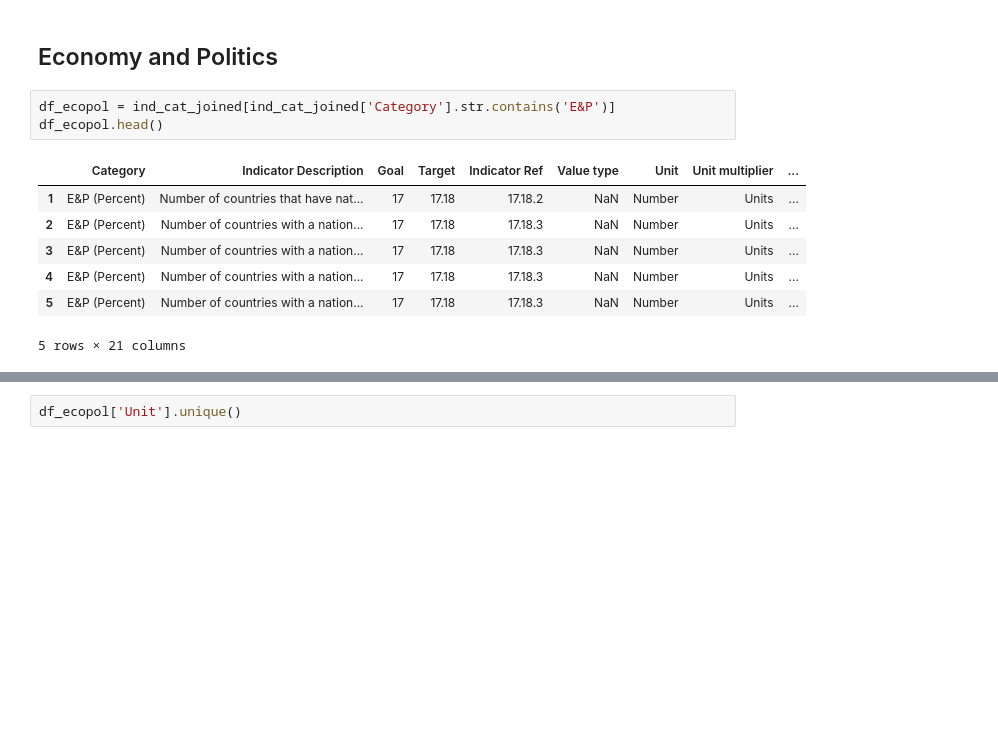
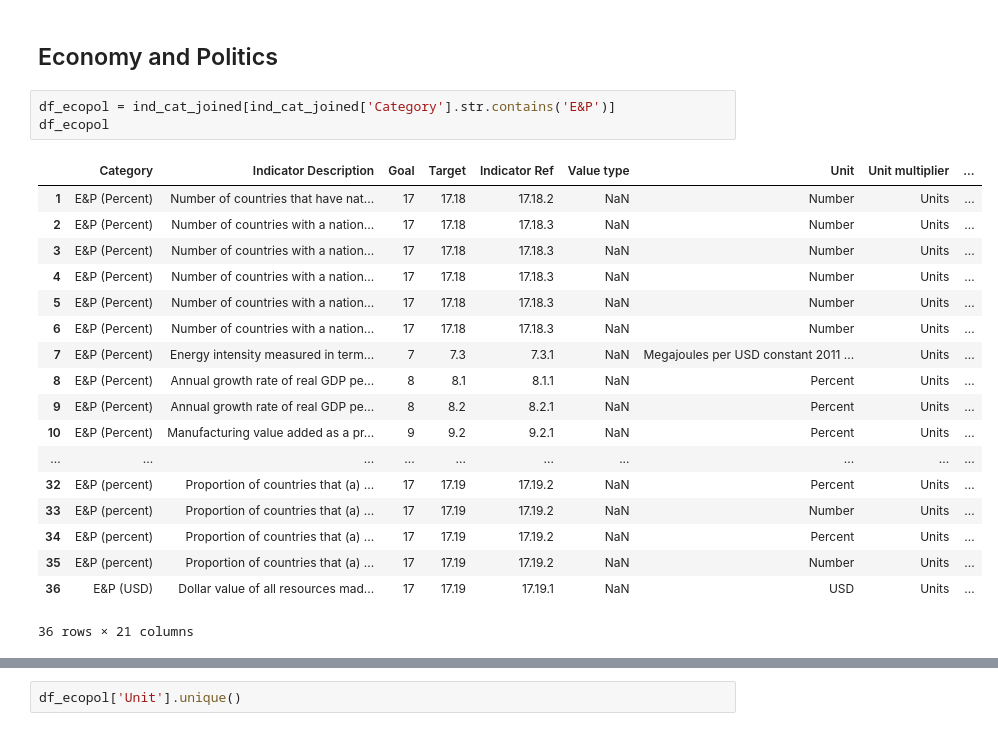
Before and after one commit to felix-laumann/MBML-SDG-targets, a Jupyter notebook: Data preprocessing and visualisation_GalinaFelix.ipynb, the cells around one changed output, grey strips where cells are left out. Drawn from its saved outputs; the diff is of its cells as text; blank space fills up the shorter version.

```diff
--- a/Data preprocessing and visualisation_GalinaFelix.ipynb
+++ b/Data preprocessing and visualisation_GalinaFelix.ipynb
@@ -335,13 +342,24 @@ df_pop_number = df_pop_number[~df_pop_number['Indicator Description'].str.contai
 ## Economy and Politics
 # %%
 df_ecopol = ind_cat_joined[ind_cat_joined['Category'].str.contains('E&P')]
-df_ecopol.head()
+df_ecopol
 # %% [output]
 |  | Category | Indicator Description | Goal | Target | Indicator Ref | Value type | Unit | Unit multiplier | ... |
 | 1 | E&P (Percent) | Number of countries that have nat... | 17 | 17.18 | 17.18.2 | NaN | Number | Units | ... |
 | 2 | E&P (Percent) | Number of countries with a nation... | 17 | 17.18 | 17.18.3 | NaN | Number | Units | ... |
 | 3 | E&P (Percent) | Number of countries with a nation... | 17 | 17.18 | 17.18.3 | NaN | Number | Units | ... |
 | 4 | E&P (Percent) | Number of countries with a nation... | 17 | 17.18 | 17.18.3 | NaN | Number | Units | ... |
 | 5 | E&P (Percent) | Number of countries with a nation... | 17 | 17.18 | 17.18.3 | NaN | Number | Units | ... |
+| 6 | E&P (Percent) | Number of countries with a nation... | 17 | 17.18 | 17.18.3 | NaN | Number | Units | ... |
+| 7 | E&P (Percent) | Energy intensity measured in term... | 7 | 7.3 | 7.3.1 | NaN | Megajoules per USD constant 2011 ... | Units | ... |
+| 8 | E&P (Percent) | Annual growth rate of real GDP pe... | 8 | 8.1 | 8.1.1 | NaN | Percent | Units | ... |
+| 9 | E&P (Percent) | Annual growth rate of real GDP pe... | 8 | 8.2 | 8.2.1 | NaN | Percent | Units | ... |
+| 10 | E&P (Percent) | Manufacturing value added as a pr... | 9 | 9.2 | 9.2.1 | NaN | Percent | Units | ... |
+| ... | ... | ... | ... | ... | ... | ... | ... | ... | ... |
+| 32 | E&P (percent) | Proportion of countries that (a) ... | 17 | 17.19 | 17.19.2 | NaN | Percent | Units | ... |
+| 33 | E&P (percent) | Proportion of countries that (a) ... | 17 | 17.19 | 17.19.2 | NaN | Number | Units | ... |
+| 34 | E&P (percent) | Proportion of countries that (a) ... | 17 | 17.19 | 17.19.2 | NaN | Percent | Units | ... |
+| 35 | E&P (percent) | Proportion of countries that (a) ... | 17 | 17.19 | 17.19.2 | NaN | Number | Units | ... |
+| 36 | E&P (USD) | Dollar value of all resources mad... | 17 | 17.19 | 17.19.1 | NaN | USD | Units | ... |
-5 rows × 21 columns
+36 rows × 21 columns
 # %%
```
Also changed, not shown: parts of 16 cells of this notebook.
